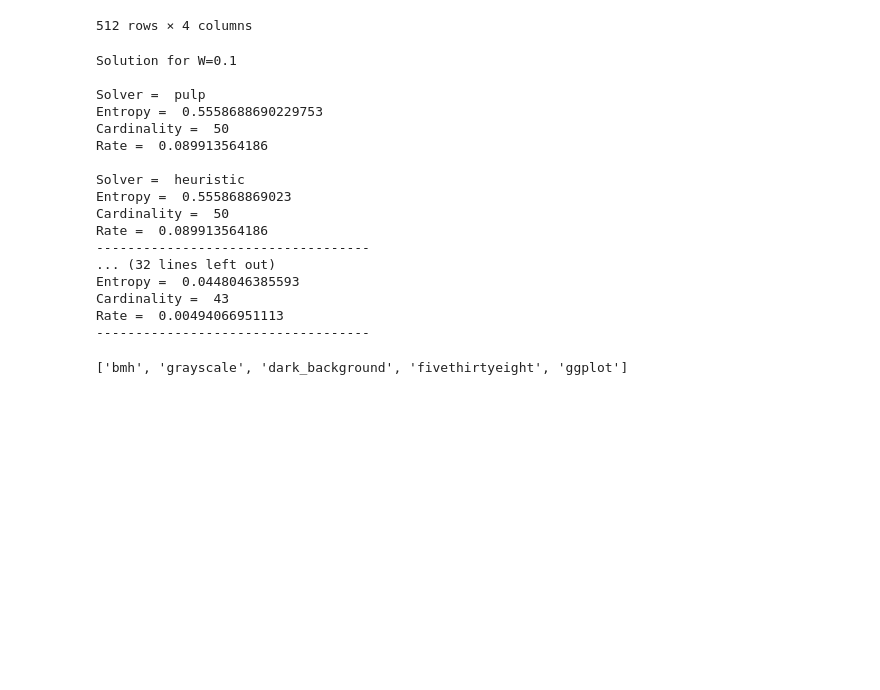
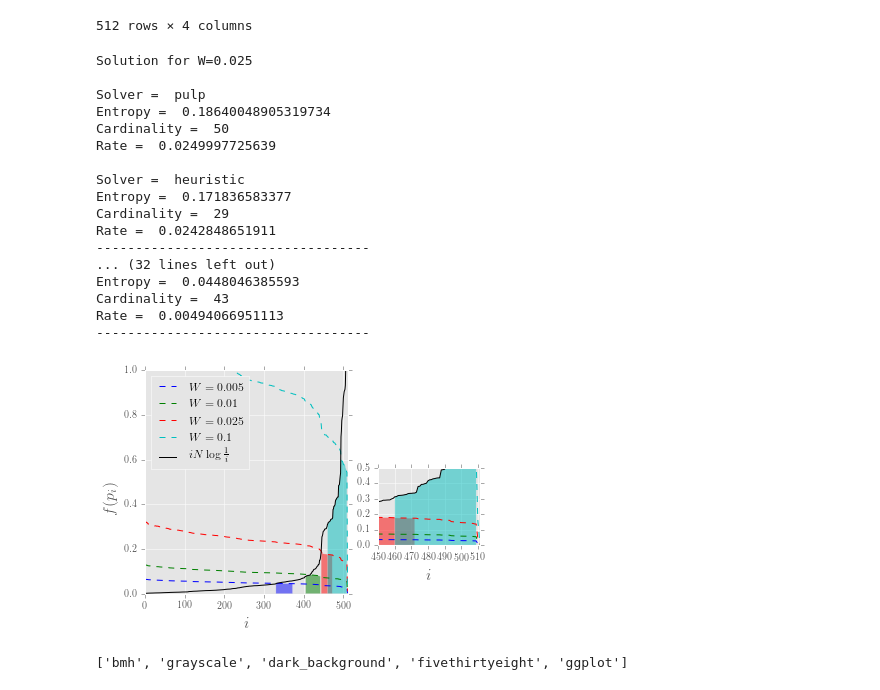
Before and after one commit to nareto/BPV, a Jupyter notebook: plot3-heuristic.ipynb, the cells around one changed output. Drawn from its saved outputs; the diff is of its cells as text; code cells hidden in the pictures; blank space fills up the shorter version.

```diff
--- a/plot3-heuristic.ipynb
+++ b/plot3-heuristic.ipynb
@@ -103,6 +106,7 @@ df.df
 # %%
 N=50
 Wvalues = [0.1,0.025,0.01, 0.005]
+Wvalues.sort()
 #Wvalues = [0.1]
 #colnames = []
 Wdict = {}
@@ -142,17 +146,17 @@ for W,col in Wdict.items():
 
 #heur_costs
 # %% [output]
-Solution for W=0.1
+Solution for W=0.025
 
 Solver =  pulp
-Entropy =  0.5558688690229753
+Entropy =  0.18640048905319734
 Cardinality =  50
-Rate =  0.089913564186
+Rate =  0.0249997725639
 
 Solver =  heuristic
-Entropy =  0.555868869023
-Cardinality =  50
-Rate =  0.089913564186
+Entropy =  0.171836583377
+Cardinality =  29
+Rate =  0.0242848651911
 -----------------------------------
 ... (32 lines left out)
 Entropy =  0.0448046385593
@@ -177,7 +181,7 @@ label_size = 16
 
 fN = lambda x: x *np.log(1/x)*N
 fNs = fN(df.df['p'])
-
+fig =plt.figure()
 #fig, (ax1,ax2) = plt.subplots(1,2)
 gs = gridspec.GridSpec(4,2, width_ratios=[2,1], height_ratios=[1,1,2,1])
 #ax1 = plt.subplot(121)
@@ -189,38 +193,40 @@ ax1.set_ylim((0,1))
 ax1.set_xlabel(r'$i$',fontsize=label_size)
 ax1.set_ylabel(r'$f(p_i)$',rotation='vertical', fontsize=label_size, horizontalalignment='right')
 
-for W,color in zip(Wdict.keys(),colors):
+for W,color in zip(Wvalues,colors):
     column = Wdict[W]
     fW = lambda x: np.log(1/x)*W
     fWs = fW(df.df['p'])
     ax1.plot(fWs,color+'--',label='$'+column+'$')
     ax1.fill_between(prbl_heur[W].heur_data.index,0,prbl_heur[W].heur_data,facecolor=color,alpha=0.5)
 
-ax1.plot(fNs, 'k-')
+ax1.plot(fNs, 'k-',label='$i N \\log \\frac{1}{i}$')
 ax1.legend(loc=2)
 
 #gs.update(wspace=0.25)
 
 #ax2 = plt.subplot(122, sharey = ax1)
 #ax2 = plt.subplot2grid((4,4), (1,3), rowspan = 2)
 ax2 = plt.subplot(gs[2:3,1])
 ax2.set_xlim((450,511.1))
 ax2.set_ylim((0,0.5))
 ax2.figure.figsize = (20,20)
 ax2.set_xlabel(r'$i$',fontsize=label_size)
 #ax2.set_ylabel(r'$f(p_i)$',rotation='vertical', fontsize=label_size, horizontalalignment='right')
 
-for W,color in zip(Wdict.keys(),colors):
+for W,color in zip(Wvalues,colors):
     column = Wdict[W]
     fW = lambda x: np.log(1/x)*W
     fWs = fW(df.df['p'])
     ax2.plot(fWs,color+'--',label='$'+column+'$')
     ax2.fill_between(prbl_heur[W].heur_data.index,0,prbl_heur[W].heur_data,facecolor=color,alpha=0.5)
 #ax2.set_aspect('equal', adjustable='datalim')
 ax2.plot(fNs, 'k-')
 
-plt.savefig("/home/renato/tesi/testogit/img/heur2.png",dpi=_dpi,bbox_inches='tight')
+plt.savefig("/home/renato/tesi/testogit/img/heur2.pdf",dpi=_dpi,bbox_inches='tight')
 plt.show()
+# %% [output]
+[figure, added]
 # %%
 gs = gridspec.GridSpec
 # %%
```
Also changed, not shown: parts of 2 cells of this notebook.
